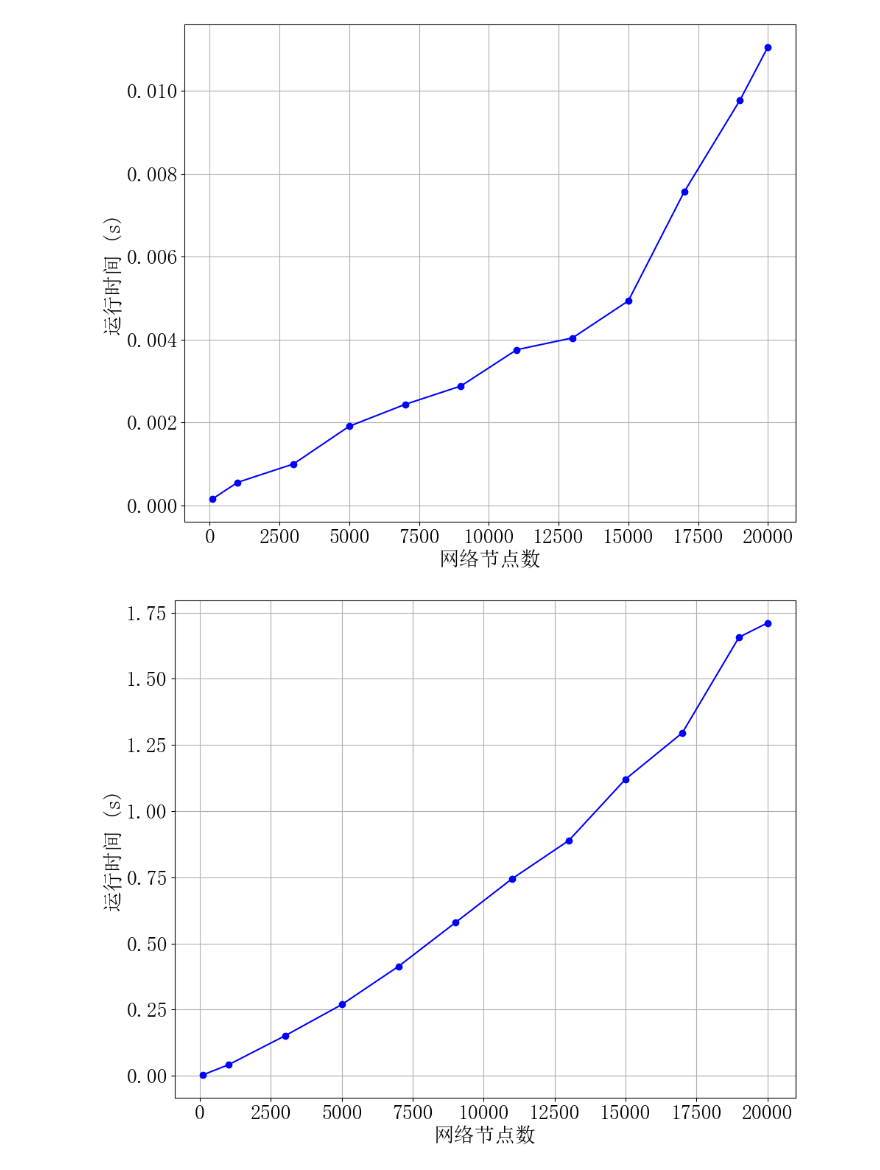
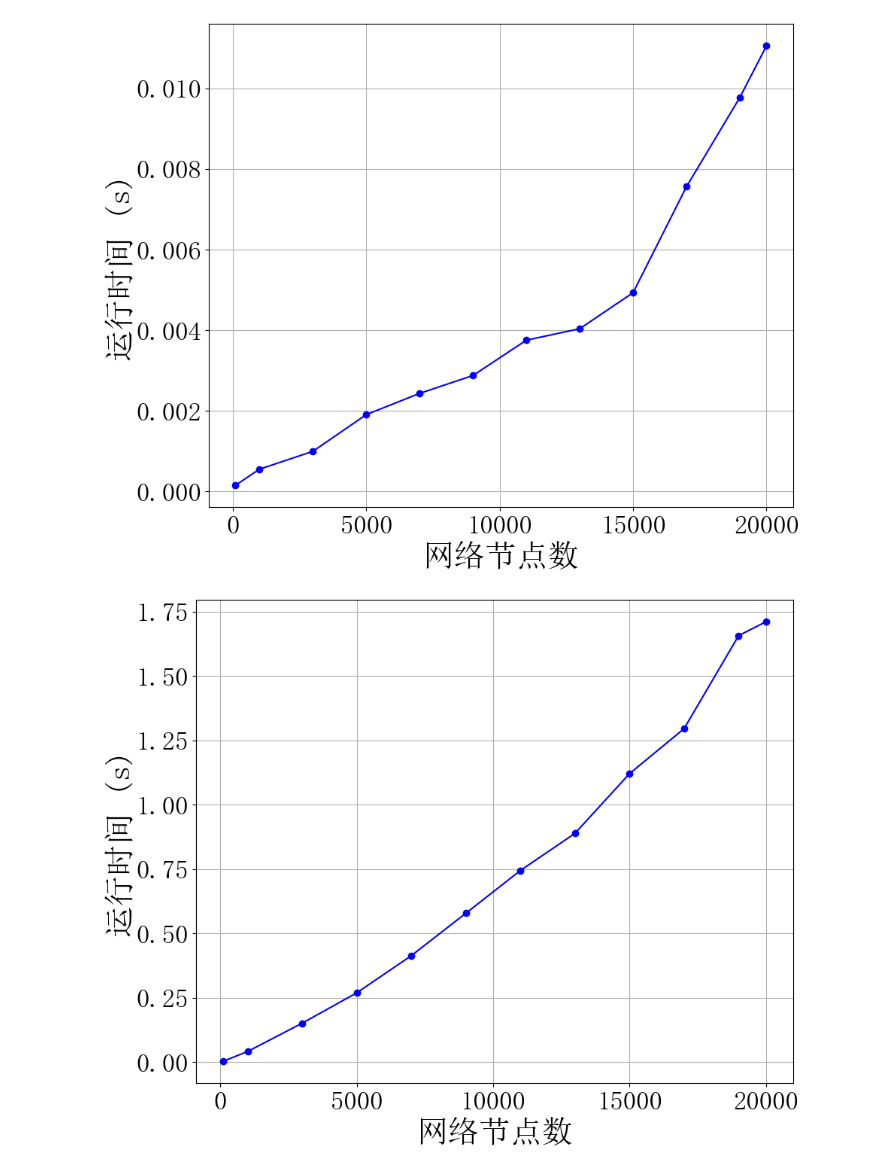
Before and after one commit to Kuromesi/Py4CSKG, a Jupyter notebook: myData/thesis/graduation/plot.ipynb, the cells around one changed output. Drawn from its saved outputs; the diff is of its cells as text; code cells hidden in the pictures.

```diff
--- a/myData/thesis/graduation/plot.ipynb
+++ b/myData/thesis/graduation/plot.ipynb
@@ -2,35 +2,35 @@
 import matplotlib.pyplot as plt
 
 plt.rcParams['font.sans-serif'] = ['simsun']
-plt.rcParams['font.size'] = 20
 
 def plot_time(x: list, y: list, path: str, figsize=(10, 8)):
+    plt.rcParams['font.size'] = 25
     plt.figure(figsize=figsize)
     plt.plot(x, y, marker='o', linestyle='-', color='b')
-    plt.xlabel('网络节点数')
-    plt.ylabel('运行时间 (s)')
+    plt.xlabel('网络节点数', fontsize=30)
+    plt.ylabel('运行时间 (s)', fontsize=30)
     plt.grid(True)
     plt.tight_layout()
     plt.savefig(path)
 
 def plot_attack_graph_time():
     x = [100, 1000, 3000, 5000, 7000, 9000, 11000, 13000, 15000, 17000, 19000, 20000]
     y = [0.003002166748046875, 0.04111981391906738, 0.15100643634796143, 0.26891064643859863, 0.41330931186676023, 0.5782417058944702, 0.7442359924316406, 0.8887013673782349, 1.1206831693649293, 1.295570158958435, 1.6570986747741698, 1.710800290107727]
     plot_time(x, y, "./analyze/attack_graph_time.pdf")
 
 def plot_attack_path_time():
     x = [100, 1000, 3000, 5000, 7000, 9000, 11000, 13000, 15000, 17000, 19000, 20000]
     y = [0.00015374422073364258, 0.0005534052848815918, 0.0009964418411254883, 0.0019069242477416993, 0.002433798313140869, 0.0028776073455810546, 0.003753204345703125, 0.00403771162033081, 0.004932050704956055, 0.007560615539550781, 0.009774432182312012, 0.011056378364562989]
     plot_time(x, y, "./analyze/attack_path_time.pdf")
 
 def plot_mulval_time():
     x = [10, 30, 50, 70, 90, 110, 120]
     y = [0.086, 0.106, 0.152, 0.295, 37.563, 122.268, 537.923]
     plot_time(x, y, "./analyze/mulval_time.pdf", figsize=(16, 8))
 
 plot_attack_path_time()
 plot_attack_graph_time()
 plot_mulval_time()
 # %% [output]
-[figure, old version]
+[figure, new version]
-[figure, old version]
+[figure, new version]
```
Also changed, not shown: parts of 3 cells of this notebook, 40 other files.
